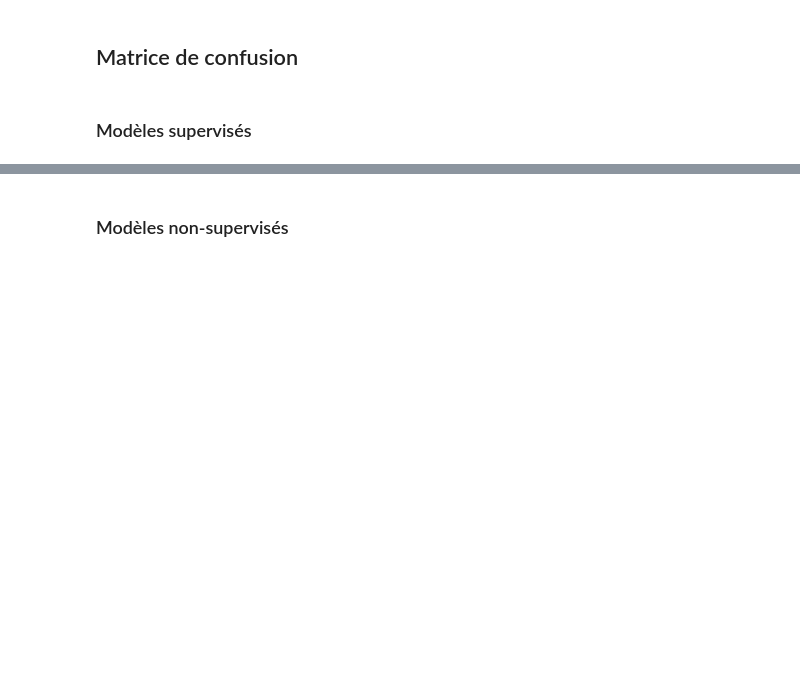
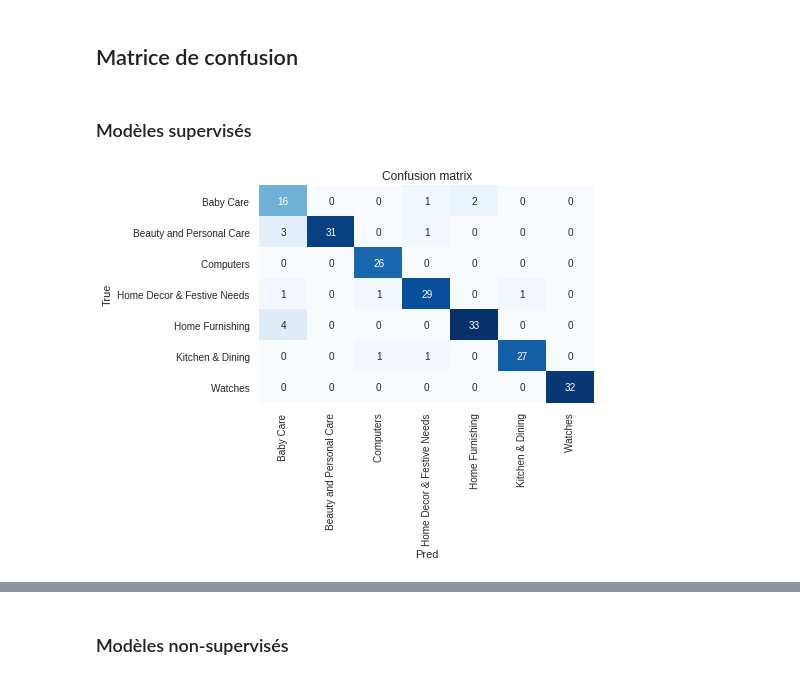
Before and after one commit to AbdulmagedALKHULAIFI/Automatic-classifer-consumer-goods, a Jupyter notebook: classifier.ipynb, the cells around one changed output, grey strips where cells are left out. Cells and saved outputs as stored; diff of their text form; code cells hidden in the pictures; blank space fills up the shorter version.

```diff
--- a/classifier.ipynb
+++ b/classifier.ipynb
@@ -548,18 +558,20 @@ dataMini.head(3)
 # %% [markdown]
 ### Modèles supervisés
 # %%
-def createConfusionMatrix(predicted):
-    classes = np.unique(y_test)
+def createConfusionMatrix(real,predicted):
+    classes = np.unique(real)
 
     ## Plot confusion matrix
-    cm = metrics.confusion_matrix(y_test, predicted)
+    cm = metrics.confusion_matrix(real, predicted)
     fig, ax = plt.subplots()
     sns.heatmap(cm, annot=True, fmt='d', ax=ax, cmap=plt.cm.Blues,
                 cbar=False)
     ax.set(xlabel="Pred", ylabel="True", xticklabels=classes,
            yticklabels=classes, title="Confusion matrix")
     plt.yticks(rotation=0)
-    plt.xticks(rotation=30)
+    plt.xticks(rotation=90)
 # %%
-createConfusionMatrix(tf_predicted)
+createConfusionMatrix(y_test,tf_predicted)
+# %% [output]
+[figure, added]
 # %%
```
Also changed, not shown: parts of 50 cells of this notebook.
